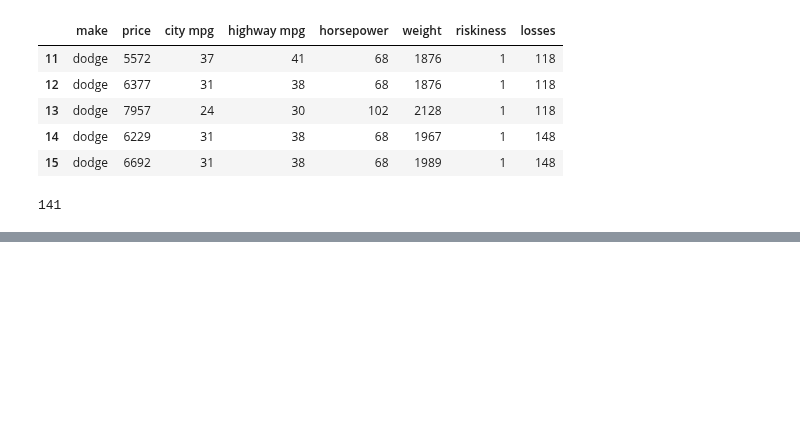
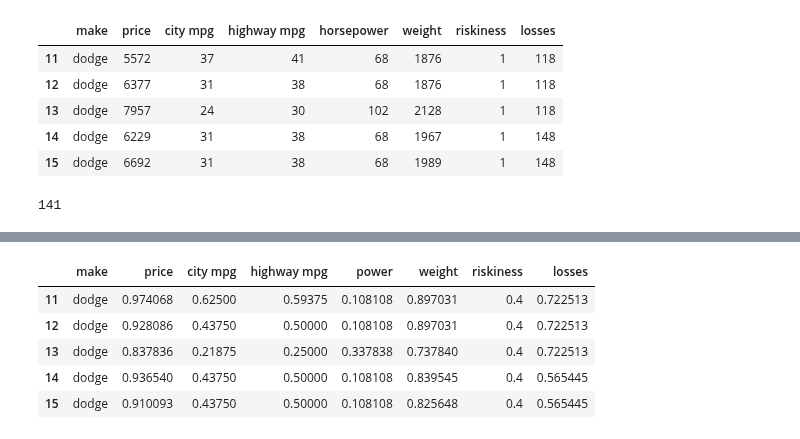
Before and after one commit to michelaap/notebooks, a Jupyter notebook: matplotlib.ipynb, the cells around one changed output, grey strips where cells are left out. Saved outputs shown, nothing was run; the diff lists cells and outputs as text; code cells hidden in the pictures; blank space fills up the shorter version.

```diff
--- a/matplotlib.ipynb
+++ b/matplotlib.ipynb
@@ -145,0 +162,11 @@ len(dados.index)
+# %%
+# Valores mais baixos para estas variáveis
+gera_dados.invert_norm_columns(["price", "weight", "riskiness", "losses"], dados_normalizados)
+dados_normalizados.head()
+# %% [output]
+|  | make | price | city mpg | highway mpg | power | weight | riskiness | losses |
+| 11 | dodge | 0.974068 | 0.62500 | 0.59375 | 0.108108 | 0.897031 | 0.4 | 0.722513 |
+| 12 | dodge | 0.928086 | 0.43750 | 0.50000 | 0.108108 | 0.897031 | 0.4 | 0.722513 |
+| 13 | dodge | 0.837836 | 0.21875 | 0.25000 | 0.337838 | 0.737840 | 0.4 | 0.722513 |
+| 14 | dodge | 0.936540 | 0.43750 | 0.50000 | 0.108108 | 0.839545 | 0.4 | 0.565445 |
+| 15 | dodge | 0.910093 | 0.43750 | 0.50000 | 0.108108 | 0.825648 | 0.4 | 0.565445 |
```
Also changed, not shown: parts of 5 cells of this notebook.
